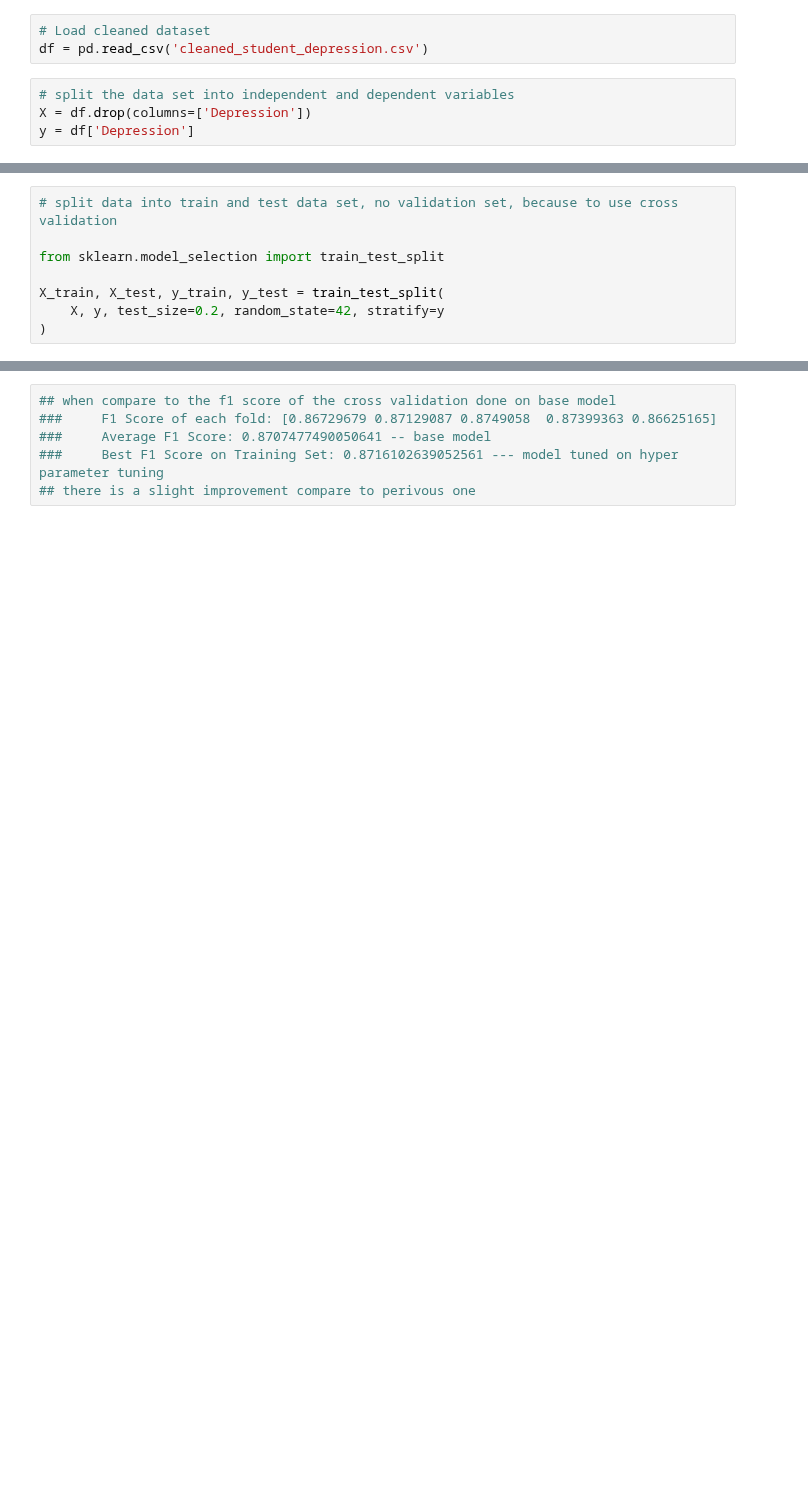
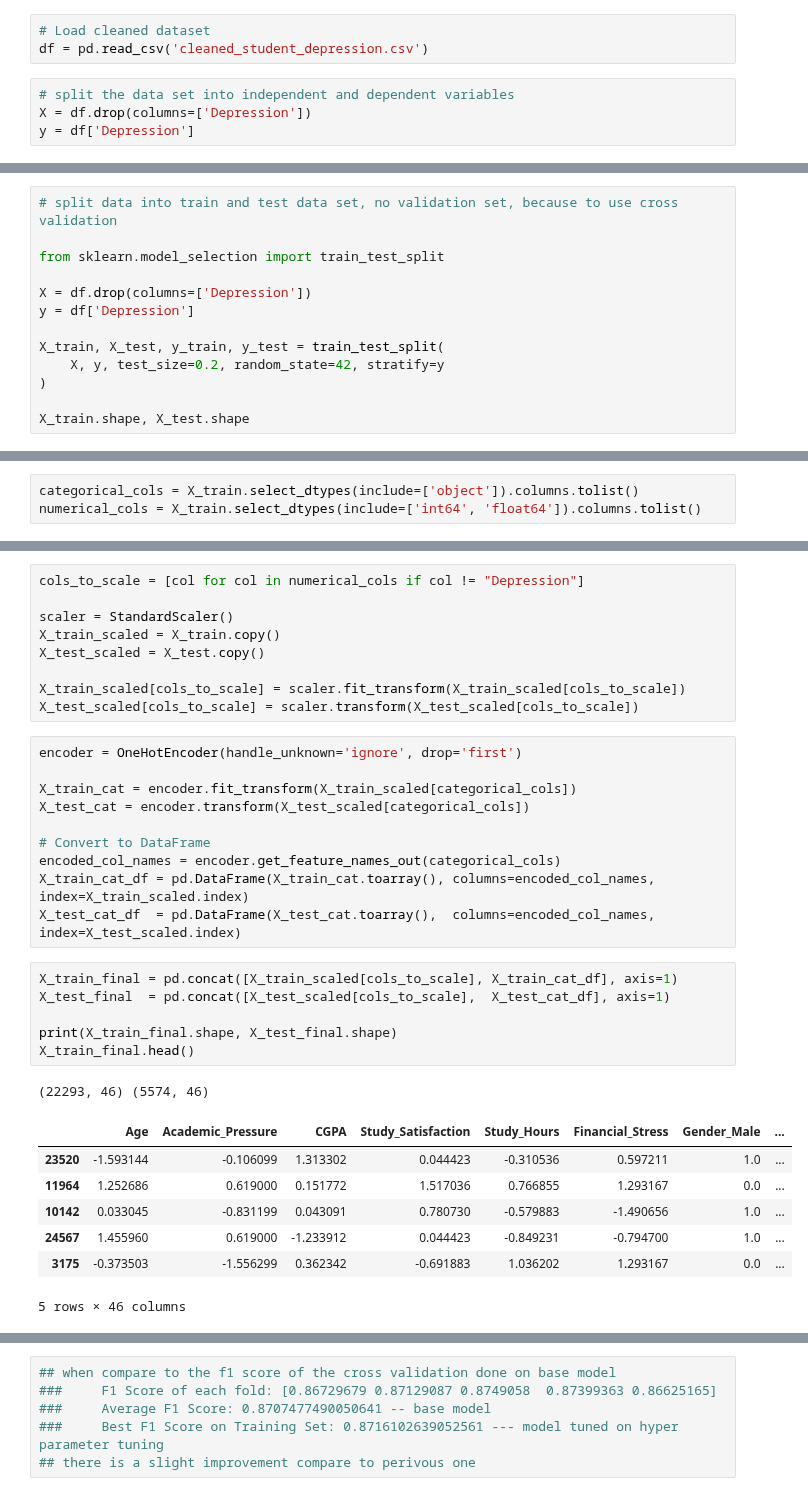
Before and after one commit to rushring/CS_Group07_StudentDepressionDetection, a Jupyter notebook: notebooks/Rushani_Logistic_Regression/hyper_param_tuning.ipynb, the cells around one changed output, grey strips where cells are left out. Drawn from its saved outputs; the diff is of its cells as text; blank space fills up the shorter version.

```diff
--- a/notebooks/Rushani_Logistic_Regression/hyper_param_tuning.ipynb
+++ b/notebooks/Rushani_Logistic_Regression/hyper_param_tuning.ipynb
@@ -18,6 +53,11 @@ y = df['Depression']
 
 from sklearn.model_selection import train_test_split
 
+X = df.drop(columns=['Depression'])
+y = df['Depression']
+
 X_train, X_test, y_train, y_test = train_test_split(
     X, y, test_size=0.2, random_state=42, stratify=y
 )
+
+X_train.shape, X_test.shape
@@ -68 +107,4 @@ encoder = ColumnTransformer(
+# %%
+categorical_cols = X_train.select_dtypes(include=['object']).columns.tolist()
+numerical_cols = X_train.select_dtypes(include=['int64', 'float64']).columns.tolist()
 # %%
@@ -82,0 +125,34 @@ skf = StratifiedKFold(n_splits=5, shuffle=True, random_state=42)
+# %%
+cols_to_scale = [col for col in numerical_cols if col != "Depression"]
+
+scaler = StandardScaler()
+X_train_scaled = X_train.copy()
+X_test_scaled = X_test.copy()
+
+X_train_scaled[cols_to_scale] = scaler.fit_transform(X_train_scaled[cols_to_scale])
+X_test_scaled[cols_to_scale] = scaler.transform(X_test_scaled[cols_to_scale])
+# %%
+encoder = OneHotEncoder(handle_unknown='ignore', drop='first')
+
+X_train_cat = encoder.fit_transform(X_train_scaled[categorical_cols])
+X_test_cat = encoder.transform(X_test_scaled[categorical_cols])
+
+# Convert to DataFrame
+encoded_col_names = encoder.get_feature_names_out(categorical_cols)
+X_train_cat_df = pd.DataFrame(X_train_cat.toarray(), columns=encoded_col_names, index=X_train_scaled.index)
+X_test_cat_df  = pd.DataFrame(X_test_cat.toarray(),  columns=encoded_col_names, index=X_test_scaled.index)
+# %%
+X_train_final = pd.concat([X_train_scaled[cols_to_scale], X_train_cat_df], axis=1)
+X_test_final  = pd.concat([X_test_scaled[cols_to_scale],  X_test_cat_df], axis=1)
+
+print(X_train_final.shape, X_test_final.shape)
+X_train_final.head()
+# %% [output]
+(22293, 46) (5574, 46)
+|  | Age | Academic_Pressure | CGPA | Study_Satisfaction | Study_Hours | Financial_Stress | Gender_Male | ... |
+| 23520 | -1.593144 | -0.106099 | 1.313302 | 0.044423 | -0.310536 | 0.597211 | 1.0 | ... |
+| 11964 | 1.252686 | 0.619000 | 0.151772 | 1.517036 | 0.766855 | 1.293167 | 0.0 | ... |
+| 10142 | 0.033045 | -0.831199 | 0.043091 | 0.780730 | -0.579883 | -1.490656 | 1.0 | ... |
+| 24567 | 1.455960 | 0.619000 | -1.233912 | 0.044423 | -0.849231 | -0.794700 | 1.0 | ... |
+| 3175 | -0.373503 | -1.556299 | 0.362342 | -0.691883 | 1.036202 | 1.293167 | 0.0 | ... |
+5 rows × 46 columns
```
Also changed, not shown: parts of 28 cells of this notebook, 11 other files.
